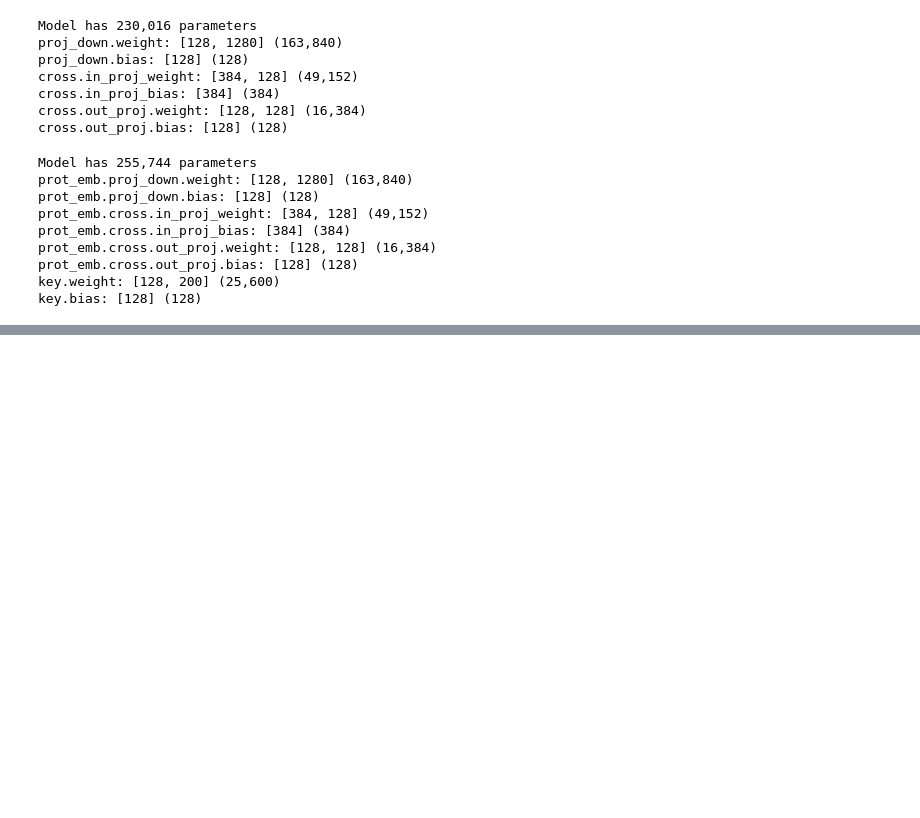
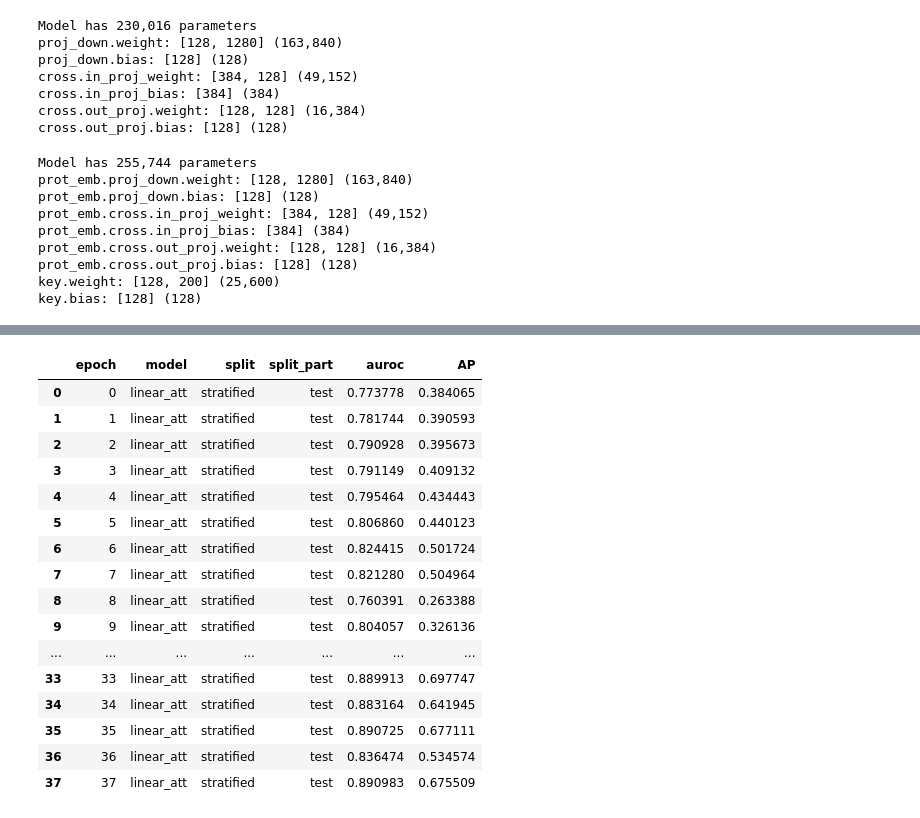
Before and after one commit to richiam16/ProteinMolecule_CrossAttention, a Jupyter notebook: notebooks/EnzymeActivity.ipynb, the cells around one changed output, grey strips where cells are left out. Saved outputs shown, nothing was run; the diff lists cells and outputs as text; code cells hidden in the pictures; blank space fills up the shorter version.

```diff
--- a/notebooks/EnzymeActivity.ipynb
+++ b/notebooks/EnzymeActivity.ipynb
@@ -418,3 +415,24 @@ result_df
+# %%
+result_df = pd.DataFrame(results)
+result_df
+# %% [output]
+|  | epoch | model | split | split_part | auroc | AP |
+| 0 | 0 | linear_att | stratified | test | 0.773778 | 0.384065 |
+| 1 | 1 | linear_att | stratified | test | 0.781744 | 0.390593 |
+| 2 | 2 | linear_att | stratified | test | 0.790928 | 0.395673 |
+| 3 | 3 | linear_att | stratified | test | 0.791149 | 0.409132 |
+| 4 | 4 | linear_att | stratified | test | 0.795464 | 0.434443 |
+| 5 | 5 | linear_att | stratified | test | 0.806860 | 0.440123 |
+| 6 | 6 | linear_att | stratified | test | 0.824415 | 0.501724 |
+| 7 | 7 | linear_att | stratified | test | 0.821280 | 0.504964 |
+| 8 | 8 | linear_att | stratified | test | 0.760391 | 0.263388 |
+| 9 | 9 | linear_att | stratified | test | 0.804057 | 0.326136 |
+| ... | ... | ... | ... | ... | ... | ... |
+| 33 | 33 | linear_att | stratified | test | 0.889913 | 0.697747 |
+| 34 | 34 | linear_att | stratified | test | 0.883164 | 0.641945 |
+| 35 | 35 | linear_att | stratified | test | 0.890725 | 0.677111 |
+| 36 | 36 | linear_att | stratified | test | 0.836474 | 0.534574 |
+| 37 | 37 | linear_att | stratified | test | 0.890983 | 0.675509 |
 # %%
 for m in ['auroc', 'AP']:
     sns.lineplot(data=result_df, x='epoch', y=m, hue='split_part')
```
Also changed, not shown: parts of 11 cells of this notebook.
